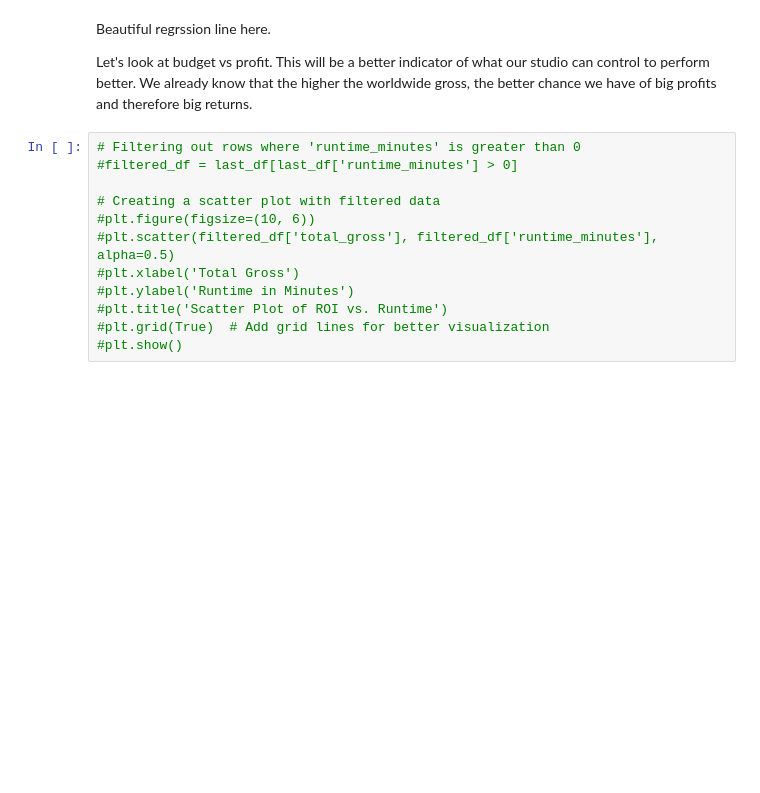
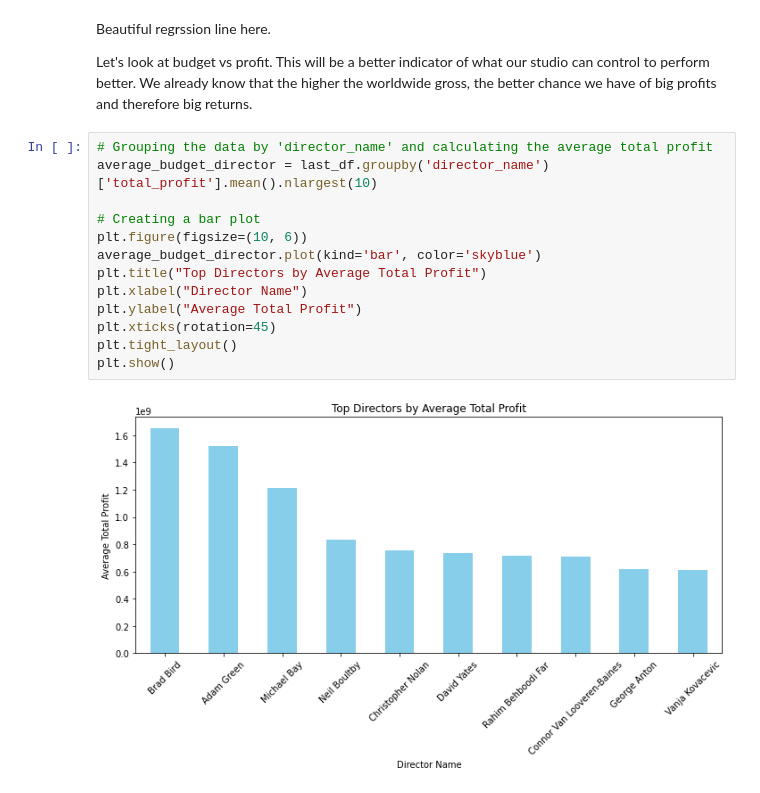
Before and after one commit to byrdwcrawford/Phase-2-Project, a Jupyter notebook: notebook.ipynb, the cells around one changed output. Cells and saved outputs as stored; diff of their text form; blank space fills up the shorter version.

```diff
--- a/notebook.ipynb
+++ b/notebook.ipynb
@@ -2186,15 +2222,18 @@ sns.regplot(x='total_gross', y='total_profit', data=filtered_df);
 Beautiful regrssion line here.
 
 Let's look at budget vs profit.  This will be a better indicator of what our studio can control to perform better.  We already know that the higher the worldwide gross, the better chance we have of big profits and therefore big returns.
-# %%
-# Filtering out rows where 'runtime_minutes' is greater than 0
-#filtered_df = last_df[last_df['runtime_minutes'] > 0]
-
-# Creating a scatter plot with filtered data
-#plt.figure(figsize=(10, 6))
-#plt.scatter(filtered_df['total_gross'], filtered_df['runtime_minutes'], alpha=0.5)
-#plt.xlabel('Total Gross')
-#plt.ylabel('Runtime in Minutes')
-#plt.title('Scatter Plot of ROI vs. Runtime')
-#plt.grid(True)  # Add grid lines for better visualization
-#plt.show()
+# %%
+# Grouping the data by 'director_name' and calculating the average total profit
+average_budget_director = last_df.groupby('director_name')['total_profit'].mean().nlargest(10)
+
+# Creating a bar plot
+plt.figure(figsize=(10, 6))
+average_budget_director.plot(kind='bar', color='skyblue')
+plt.title("Top Directors by Average Total Profit")
+plt.xlabel("Director Name")
+plt.ylabel("Average Total Profit")
+plt.xticks(rotation=45)
+plt.tight_layout()
+plt.show()
+# %% [output]
+[figure, added]
```
Also changed, not shown: parts of 7 cells of this notebook, 2 other files.
